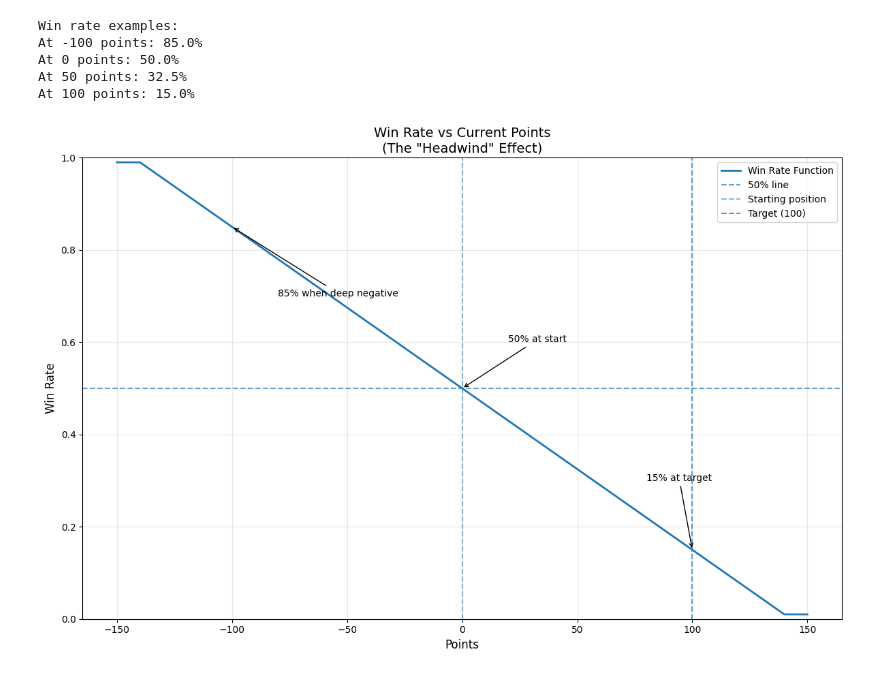
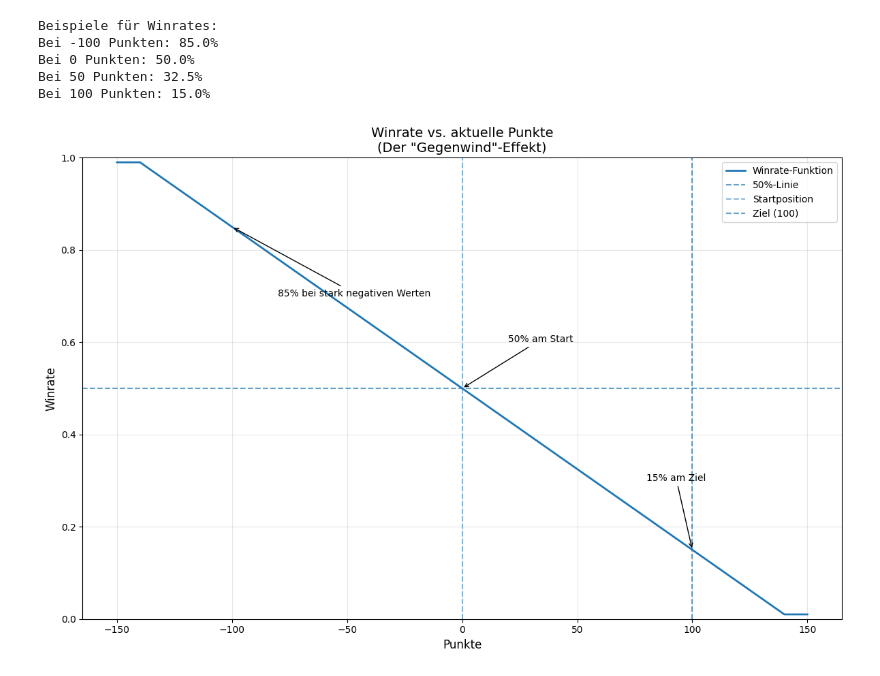
Before and after one commit to CatraMyBeloved/elo_walk, a Jupyter notebook: biased_random_walk_escape_probability.ipynb, the cells around one changed output. Drawn from its saved outputs; the diff is of its cells as text; code cells hidden in the pictures.

```diff
--- a/biased_random_walk_escape_probability.ipynb
+++ b/biased_random_walk_escape_probability.ipynb
@@ -90,76 +38,50 @@ Libraries imported successfully!
 # %%
-# Cell 2: Define the win rate function
+@numba.jit(nopython=True)
 def get_winrate(points):
-    """
-    Calculate winrate based on current points.
-
-    Args:
-        points (int): Current position in the walk
-
-    Returns:
-        float: Win probability between 0.01 and 0.99
-
-    Mathematical model:
-    - At 0 points: 50% winrate
-    - At 100 points: 15% winrate
-    - Linear interpolation: winrate = 0.5 - (points * 0.0035)
-    """
     winrate = 0.5 - (points * 0.0035)
-
-    # Clamp between 1% and 99% to avoid impossible probabilities
     return max(0.01, min(0.99, winrate))
 
-# Test the function
-print("Win rate examples:")
-print(f"At -100 points: {get_winrate(-100):.1%}")
-print(f"At 0 points: {get_winrate(0):.1%}")
-print(f"At 50 points: {get_winrate(50):.1%}")
-print(f"At 100 points: {get_winrate(100):.1%}")
+print("Beispiele für Winrates:")
+print(f"Bei -100 Punkten: {get_winrate(-100):.1%}")
+print(f"Bei 0 Punkten: {get_winrate(0):.1%}")
+print(f"Bei 50 Punkten: {get_winrate(50):.1%}")
+print(f"Bei 100 Punkten: {get_winrate(100):.1%}")
 # %% [output]
-Win rate examples:
-At -100 points: 85.0%
-At 0 points: 50.0%
-At 50 points: 32.5%
-At 100 points: 15.0%
+Beispiele für Winrates:
+Bei -100 Punkten: 85.0%
+Bei 0 Punkten: 50.0%
+Bei 50 Punkten: 32.5%
+Bei 100 Punkten: 15.0%
 # %%
-# Cell 3: Visualize the win rate function
 def plot_winrate_function():
-    """Plot the win rate function to understand the bias."""
     points = np.linspace(-150, 150, 301)
     winrates = [get_winrate(p) for p in points]
 
     plt.figure(figsize=(12, 8))
-    plt.plot(points, winrates, linewidth=2, label='Win Rate Function')
+    plt.plot(points, winrates, linewidth=2, label='Winrate-Funktion')
 
-    # Add reference lines
-    plt.axhline(y=0.5, linestyle='--', alpha=0.7, label='50% line')
-    plt.axvline(x=0, linestyle='--', alpha=0.5, label='Starting position')
-    plt.axvline(x=100, linestyle='--', alpha=0.7, label='Target (100)')
+    plt.axhline(y=0.5, linestyle='--', alpha=0.7, label='50%-Linie')
+    plt.axvline(x=0, linestyle='--', alpha=0.5, label='Startposition')
+    plt.axvline(x=100, linestyle='--', alpha=0.7, label='Ziel (100)')
 
-    # Formatting
-    plt.xlabel('Points', fontsize=12)
-    plt.ylabel('Win Rate', fontsize=12)
-    plt.title('Win Rate vs Current Points\n(The "Headwind" Effect)', fontsize=14)
+    plt.xlabel('Punkte', fontsize=12)
+    plt.ylabel('Winrate', fontsize=12)
+    plt.title('Winrate vs. aktuelle Punkte\n(Der "Gegenwind"-Effekt)', fontsize=14)
     plt.grid(True, alpha=0.3)
     plt.legend()
     plt.ylim(0, 1)
 
-    # Add annotations
-    plt.annotate('50% at start', (0, 0.5), xytext=(20, 0.6),
-                arrowprops=dict(arrowstyle='->'),
-                fontsize=10)
-    plt.annotate('15% at target', (100, 0.15), xytext=(80, 0.3),
-                arrowprops=dict(arrowstyle='->'),
-                fontsize=10)
-    plt.annotate('85% when deep negative', (-100, 0.85), xytext=(-80, 0.7),
-                arrowprops=dict(arrowstyle='->'),
-                fontsize=10)
+    plt.annotate('50% am Start', (0, 0.5), xytext=(20, 0.6),
+                 arrowprops=dict(arrowstyle='->'), fontsize=10)
+    plt.annotate('15% am Ziel', (100, 0.15), xytext=(80, 0.3),
+                 arrowprops=dict(arrowstyle='->'), fontsize=10)
+    plt.annotate('85% bei stark negativen Werten', (-100, 0.85), xytext=(-80, 0.7),
+                 arrowprops=dict(arrowstyle='->'), fontsize=10)
 
     plt.tight_layout()
     plt.show()
 
-# Generate the plot
 plot_winrate_function()
 # %% [output]
-[figure, old version]
+[figure, new version]
 # %%
```
Also changed, not shown: parts of 10 cells of this notebook.
